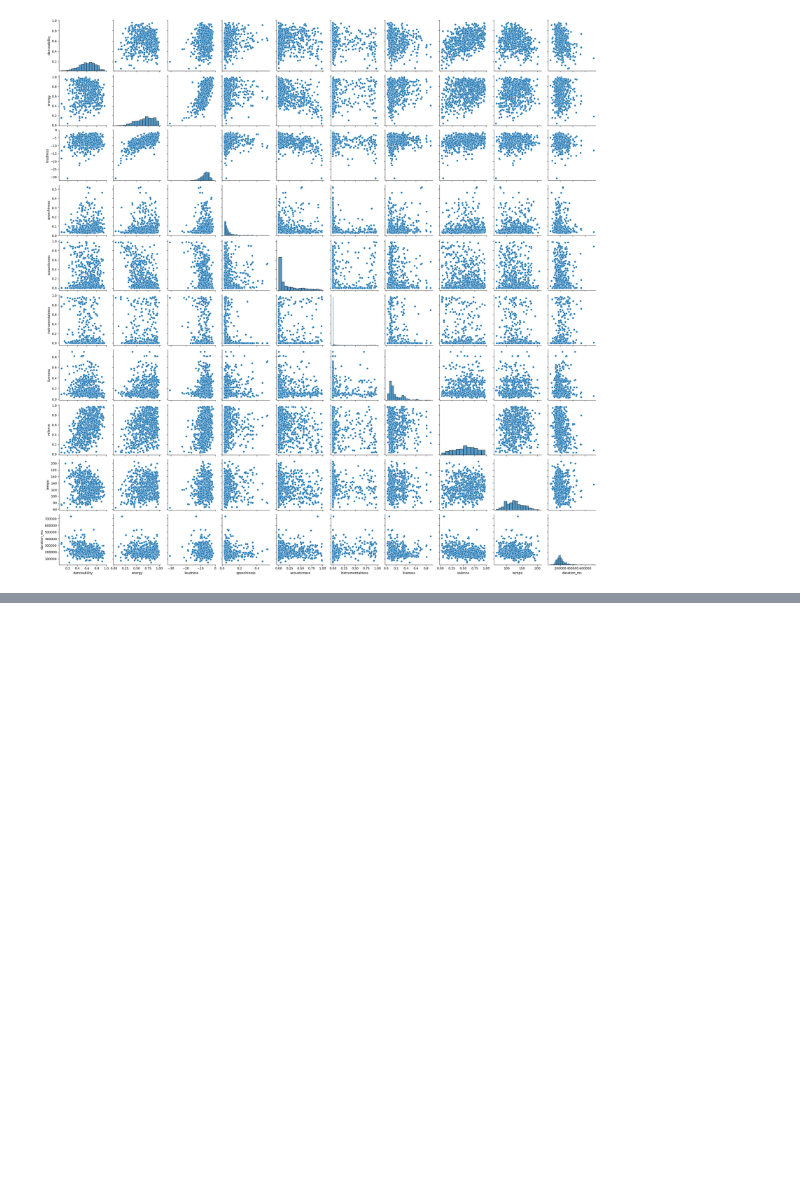
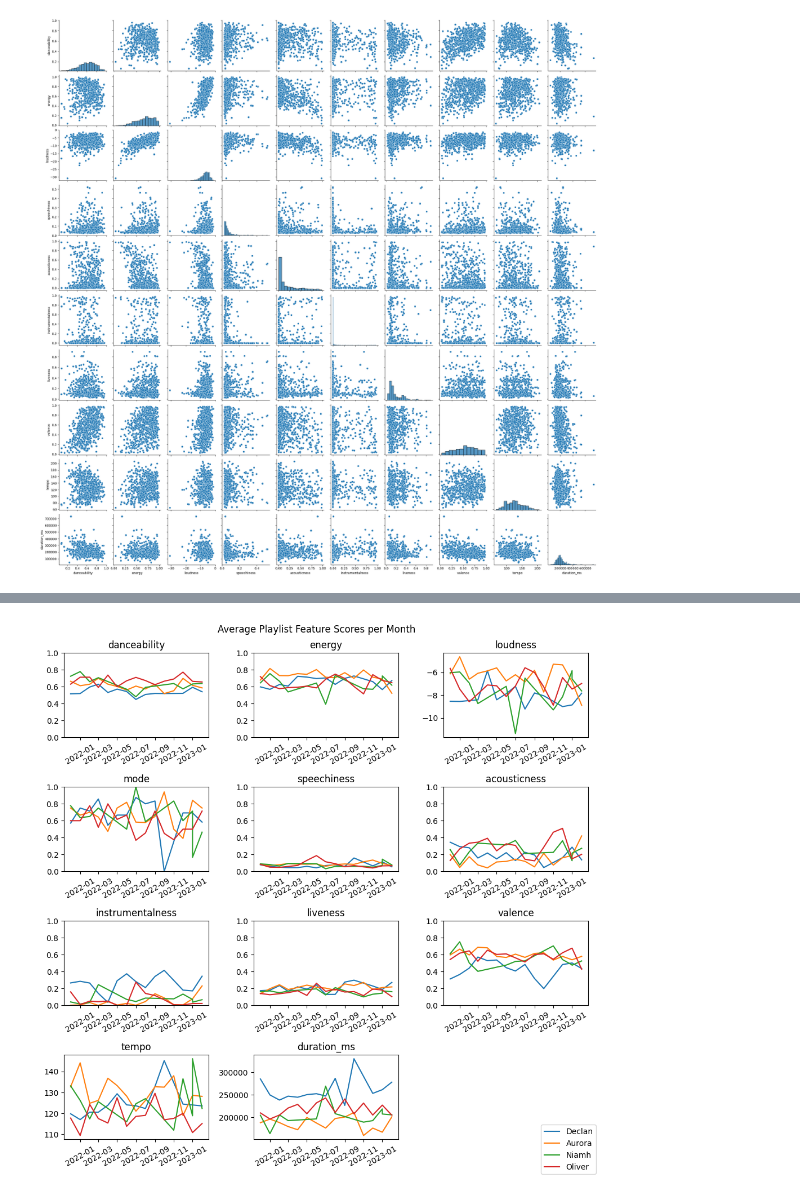
Before and after one commit to Usagi8P/spotify_analysis, a Jupyter notebook: spotify_analysis.ipynb, the cells around one changed output, grey strips where cells are left out. Cells and saved outputs as stored; diff of their text form; code cells hidden in the pictures; blank space fills up the shorter version.

```diff
--- a/spotify_analysis.ipynb
+++ b/spotify_analysis.ipynb
@@ -195,0 +320,39 @@ for playlist in playlist_contents:
+# %%
+name_list = owner_playlist_averages['name'].unique()
+counter = 0
+
+graph_features = ['danceability',
+                  'energy',
+                  'loudness',
+                  'mode',
+                  'speechiness',
+                  'acousticness',
+                  'instrumentalness',
+                  'liveness',
+                  'valence',
+                  'tempo',
+                  'duration_ms']
+
+fig, axs = plt.subplots(nrows=4, ncols=3, figsize=(10,10))
+
+for i in range(4):
+    for j in range(3):
+        if i == 3 and j == 2:
+            continue
+        for active_name in name_list:
+            active_data = owner_playlist_averages.query('name == @active_name')
+            axs[i,j].plot(active_data['date_month'], active_data[graph_features[counter]], )
+            axs[i,j].title.set_text(graph_features[counter])
+            axs[i,j].xaxis.set_tick_params(rotation=30)
+            if graph_features[counter] != "loudness" and graph_features[counter] != "tempo" and graph_features[counter] != "duration_ms":
+                axs[i,j].set_ylim(0,1)
+
+        counter += 1
+
+axs[3,2].axis('off')
+fig.legend(name_list,loc='lower right')
+fig.suptitle("Average Playlist Feature Scores per Month")
+fig.tight_layout()
+plt.show()
+# %% [output]
+[figure, added]
```
Also changed, not shown: parts of 17 cells of this notebook.
